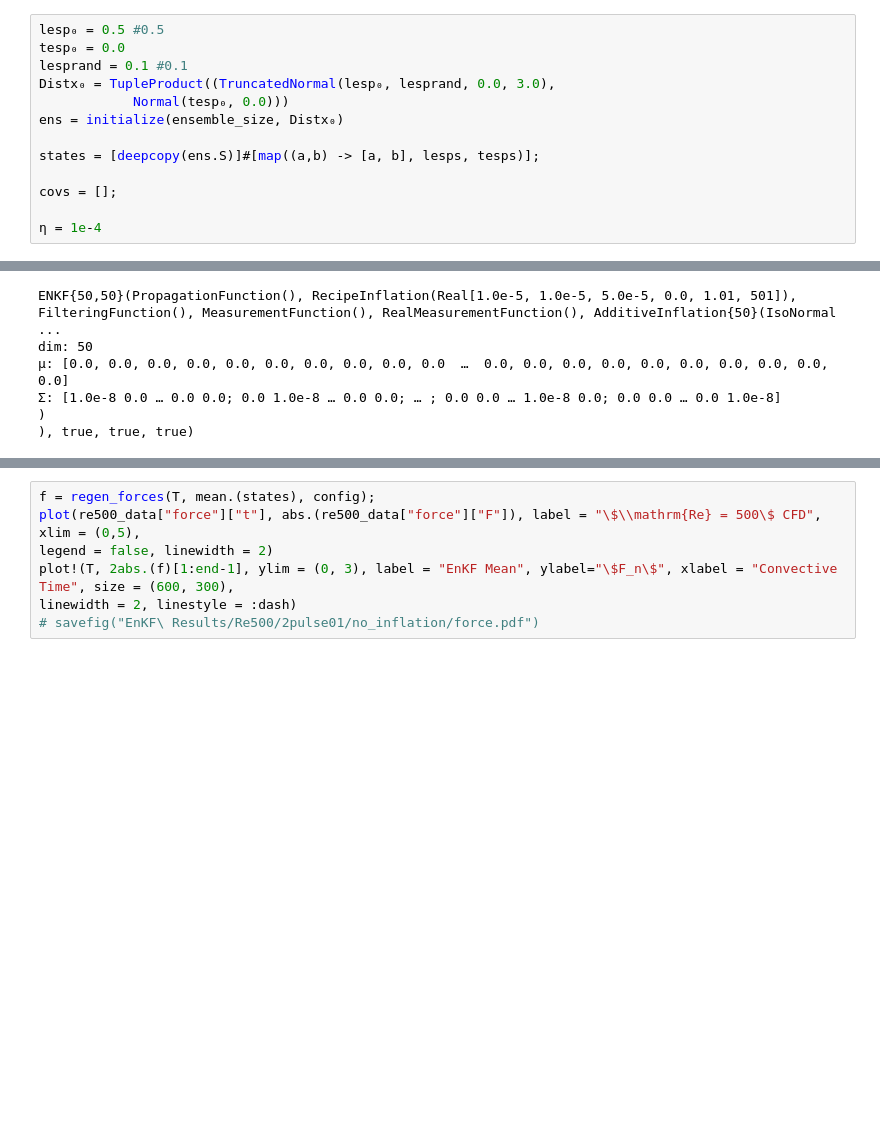
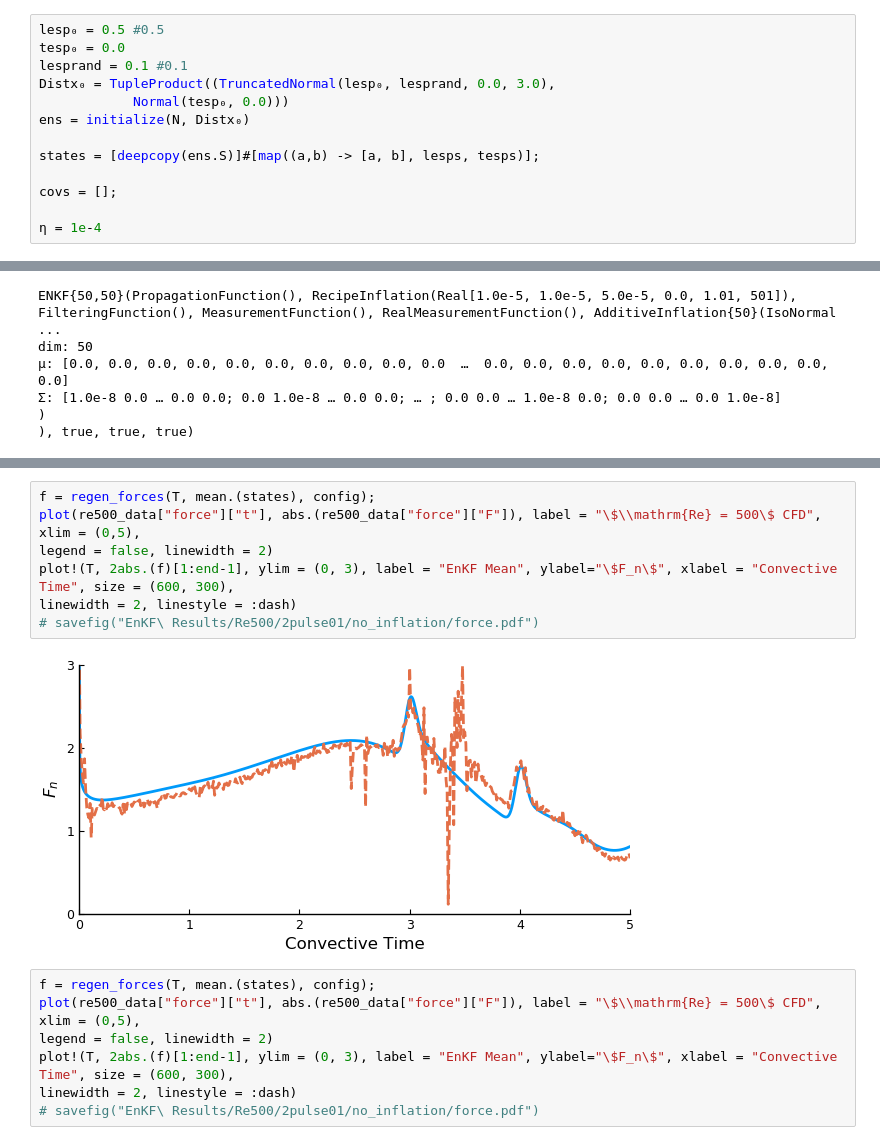
Before and after one commit to mleprovost/EnKF.jl, a Jupyter notebook: notebooks/Vortex Blob Clustering-AOA20 (Pulsed)-EnKF Modular.ipynb, the cells around one changed output, grey strips where cells are left out. Cells and saved outputs as stored; diff of their text form; blank space fills up the shorter version.

```diff
--- a/notebooks/Vortex Blob Clustering-AOA20 (Pulsed)-EnKF Modular.ipynb
+++ b/notebooks/Vortex Blob Clustering-AOA20 (Pulsed)-EnKF Modular.ipynb
@@ -389,7 +380,7 @@ tesp₀ = 0.0
 lesprand = 0.1 #0.1
 Distx₀ = TupleProduct((TruncatedNormal(lesp₀, lesprand, 0.0, 3.0),
             Normal(tesp₀, 0.0)))
-ens = initialize(ensemble_size, Distx₀)
+ens = initialize(N, Distx₀)
 
 states = [deepcopy(ens.S)]#[map((a,b) -> [a, b], lesps, tesps)];
 
@@ -616,6 +607,15 @@ isenkf = true
 #     push!(ttab, t + config.Δt)
 #     push!(enstab, deepcopy(states))
 end
+# %%
+f = regen_forces(T, mean.(states), config);
+plot(re500_data["force"]["t"], abs.(re500_data["force"]["F"]), label = "\$\\mathrm{Re} = 500\$ CFD", xlim = (0,5),
+legend = false, linewidth = 2)
+plot!(T, 2abs.(f)[1:end-1], ylim = (0, 3), label = "EnKF Mean", ylabel="\$F_n\$", xlabel = "Convective Time", size = (600, 300),
+linewidth = 2, linestyle = :dash)
+# savefig("EnKF\ Results/Re500/2pulse01/no_inflation/force.pdf")
+# %% [output]
+[figure, added]
 # %%
 f = regen_forces(T, mean.(states), config);
 plot(re500_data["force"]["t"], abs.(re500_data["force"]["F"]), label = "\$\\mathrm{Re} = 500\$ CFD", xlim = (0,5),
```
Also changed, not shown: parts of 4 cells of this notebook.
